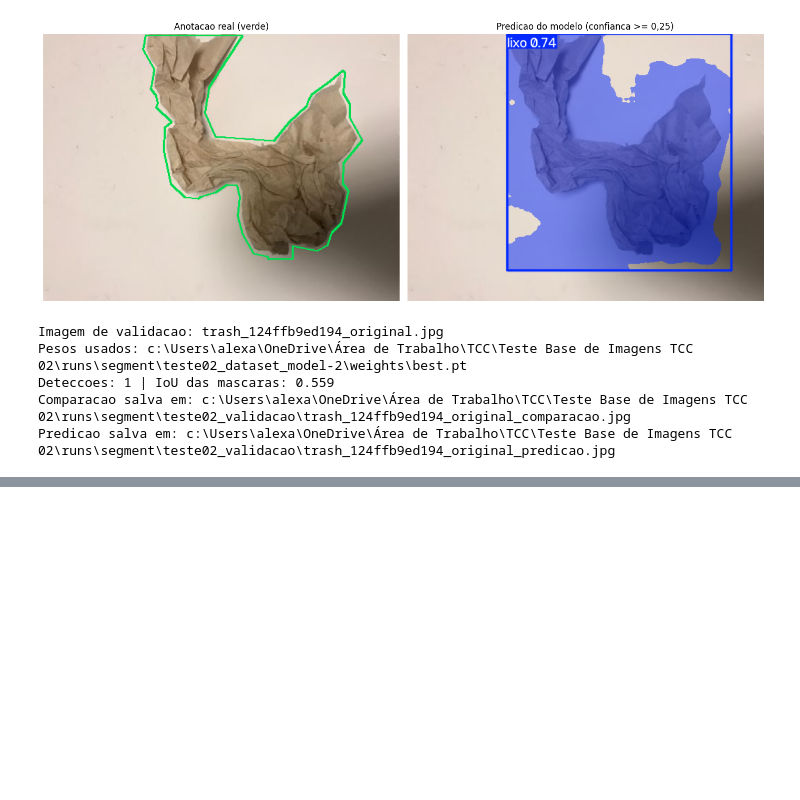
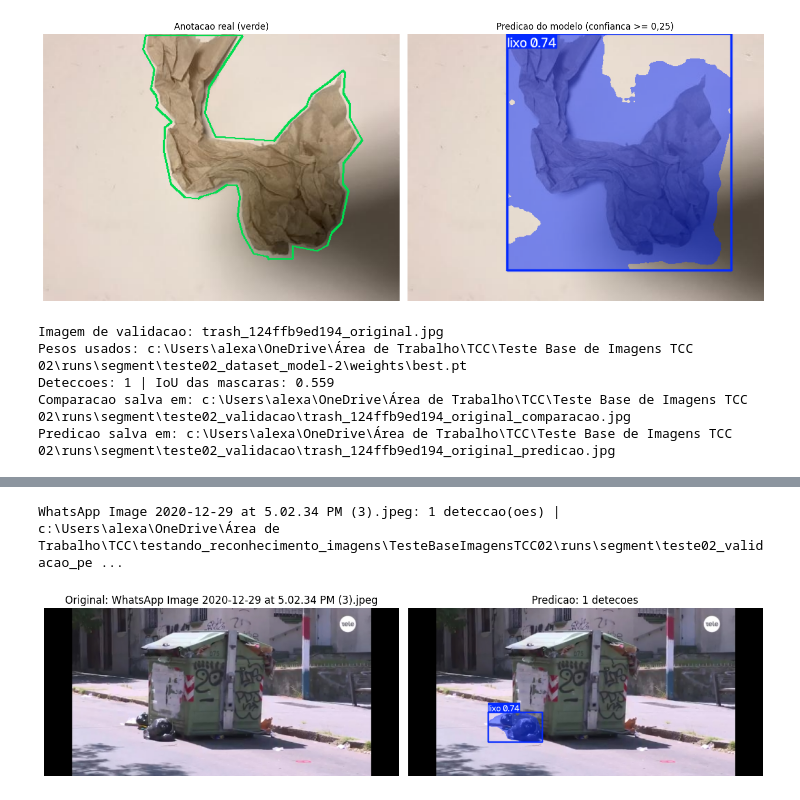
Before and after one commit to grupo-7-tcc-2026/testando_reconhecimento_imagens, a Jupyter notebook: TesteBaseImagensTCC02/teste02.ipynb, the cells around one changed output, grey strips where cells are left out. Drawn from its saved outputs; the diff is of its cells as text; code cells hidden in the pictures; blank space fills up the shorter version.

```diff
--- a/TesteBaseImagensTCC02/teste02.ipynb
+++ b/TesteBaseImagensTCC02/teste02.ipynb
@@ -546,0 +611,5 @@ WhatsApp Image 2026-04-21 at 16.24.21.jpeg: 0 deteccao(oes) | c:\Users\alexa\One
+# %%
+testar_imagem("WhatsApp Image 2020-12-29 at 5.02.34 PM (3).jpeg")
+# %% [output]
+WhatsApp Image 2020-12-29 at 5.02.34 PM (3).jpeg: 1 deteccao(oes) | c:\Users\alexa\OneDrive\Área de Trabalho\TCC\testando_reconhecimento_imagens\TesteBaseImagensTCC02\runs\segment\teste02_validacao_pe ...
+[figure, added]
```
Also changed, not shown: parts of 12 cells of this notebook, 5 other files.
